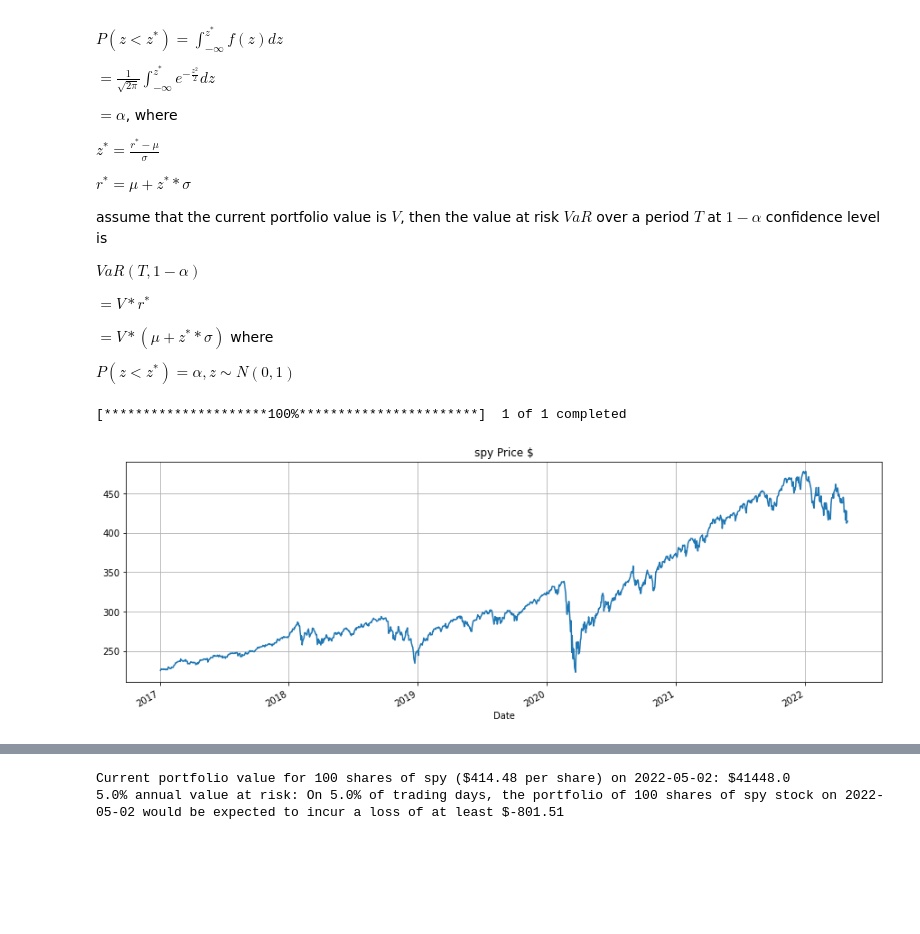
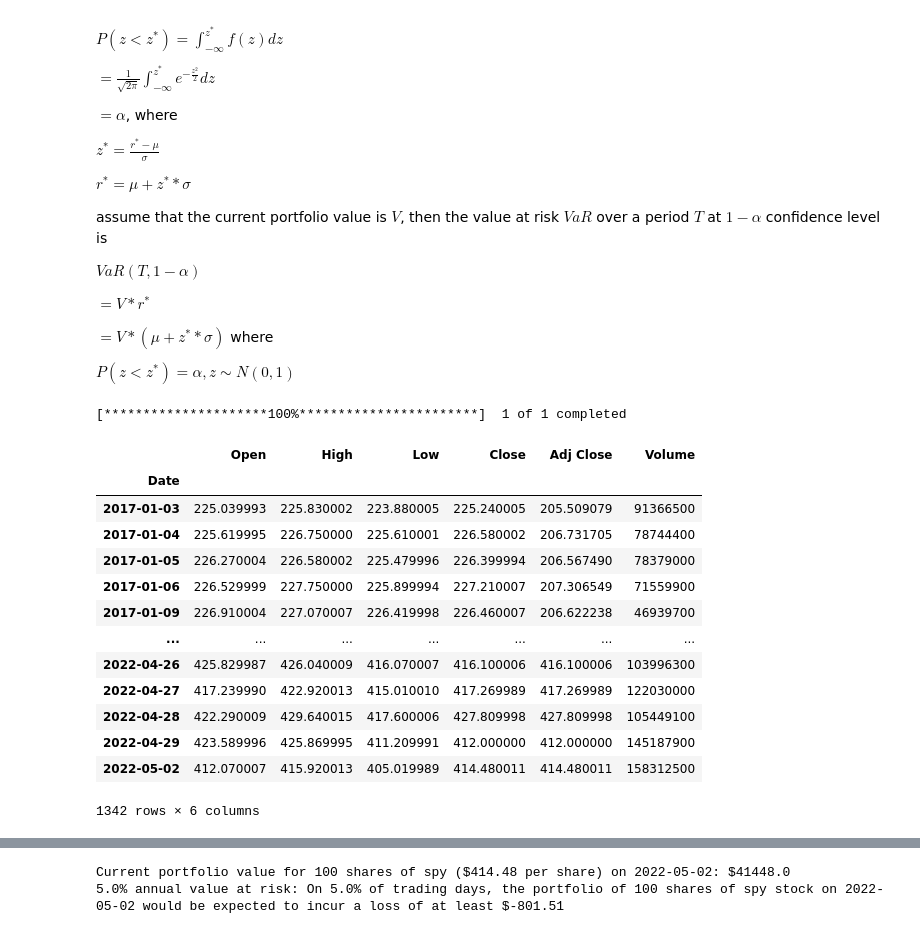
Before and after one commit to Wenbo-Git/Finance, a Jupyter notebook: Risk Management/Value at Risk/value at risk.ipynb, the cells around one changed output, grey strips where cells are left out. Drawn from its saved outputs; the diff is of its cells as text; code cells hidden in the pictures; blank space fills up the shorter version.

```diff
--- a/Risk Management/Value at Risk/value at risk.ipynb
+++ b/Risk Management/Value at Risk/value at risk.ipynb
@@ -52,18 +52,32 @@ $P(z < z^{*}) = \alpha, z \sim N(0, 1)$
 # %%
 import yfinance as yf
 from datetime import datetime
 import pandas_datareader.data as pdr
 import scipy.stats as stats
 import matplotlib.pyplot as plt
 
 yf.pdr_override()
+
 ticker = "spy"
+num_shares = 100
 start = datetime.strptime("2017-01-01", "%Y-%m-%d")
 end = datetime.strptime("2022-05-03", "%Y-%m-%d")
+
 data = pdr.DataReader(ticker, start, end , data_source='yahoo').dropna()
-
-data["Close"].plot(figsize=(15,5), title = "{0} Price $".format(ticker))
-plt.grid(True)
+data
 # %% [output]
 [*********************100%***********************]  1 of 1 completed
-[figure, removed]
+|  | Open | High | Low | Close | Adj Close | Volume |
+| Date |  |  |  |  |  |  |
+| 2017-01-03 | 225.039993 | 225.830002 | 223.880005 | 225.240005 | 205.509079 | 91366500 |
+| 2017-01-04 | 225.619995 | 226.750000 | 225.610001 | 226.580002 | 206.731705 | 78744400 |
+| 2017-01-05 | 226.270004 | 226.580002 | 225.479996 | 226.399994 | 206.567490 | 78379000 |
+| 2017-01-06 | 226.529999 | 227.750000 | 225.899994 | 227.210007 | 207.306549 | 71559900 |
+| 2017-01-09 | 226.910004 | 227.070007 | 226.419998 | 226.460007 | 206.622238 | 46939700 |
+| ... | ... | ... | ... | ... | ... | ... |
+| 2022-04-26 | 425.829987 | 426.040009 | 416.070007 | 416.100006 | 416.100006 | 103996300 |
+| 2022-04-27 | 417.239990 | 422.920013 | 415.010010 | 417.269989 | 417.269989 | 122030000 |
+| 2022-04-28 | 422.290009 | 429.640015 | 417.600006 | 427.809998 | 427.809998 | 105449100 |
+| 2022-04-29 | 423.589996 | 425.869995 | 411.209991 | 412.000000 | 412.000000 | 145187900 |
+| 2022-05-02 | 412.070007 | 415.920013 | 405.019989 | 414.480011 | 414.480011 | 158312500 |
+1342 rows × 6 columns
```
Also changed, not shown: parts of 2 cells of this notebook.
